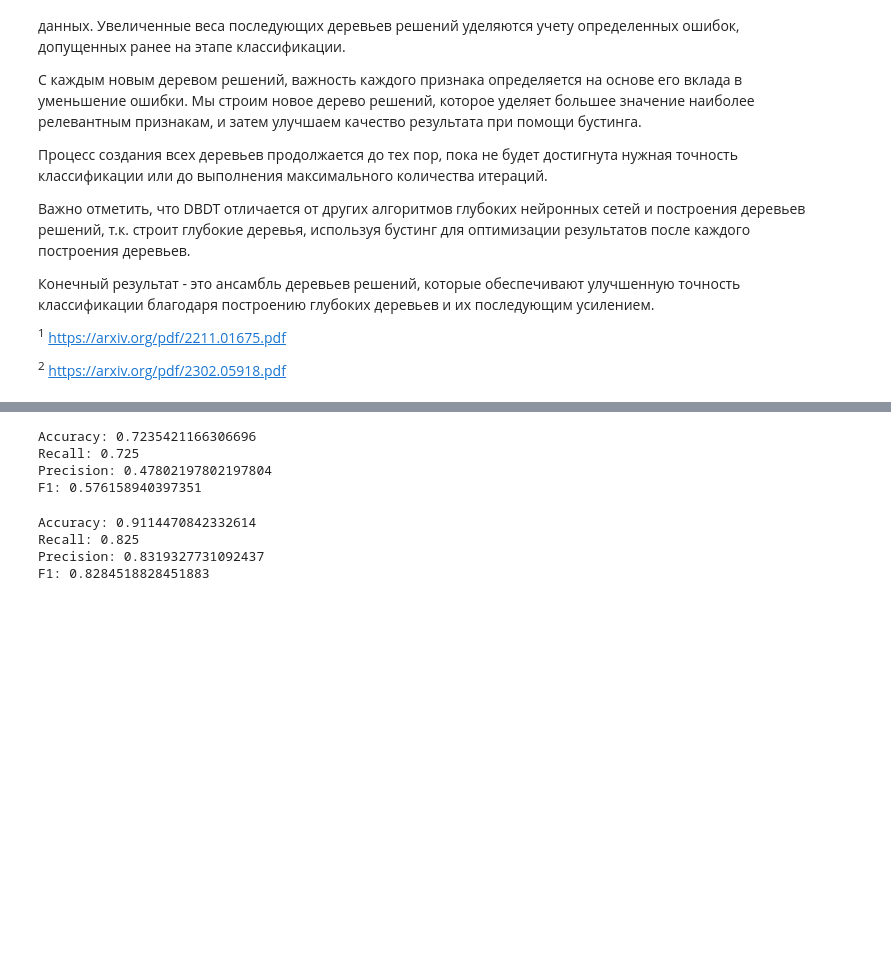
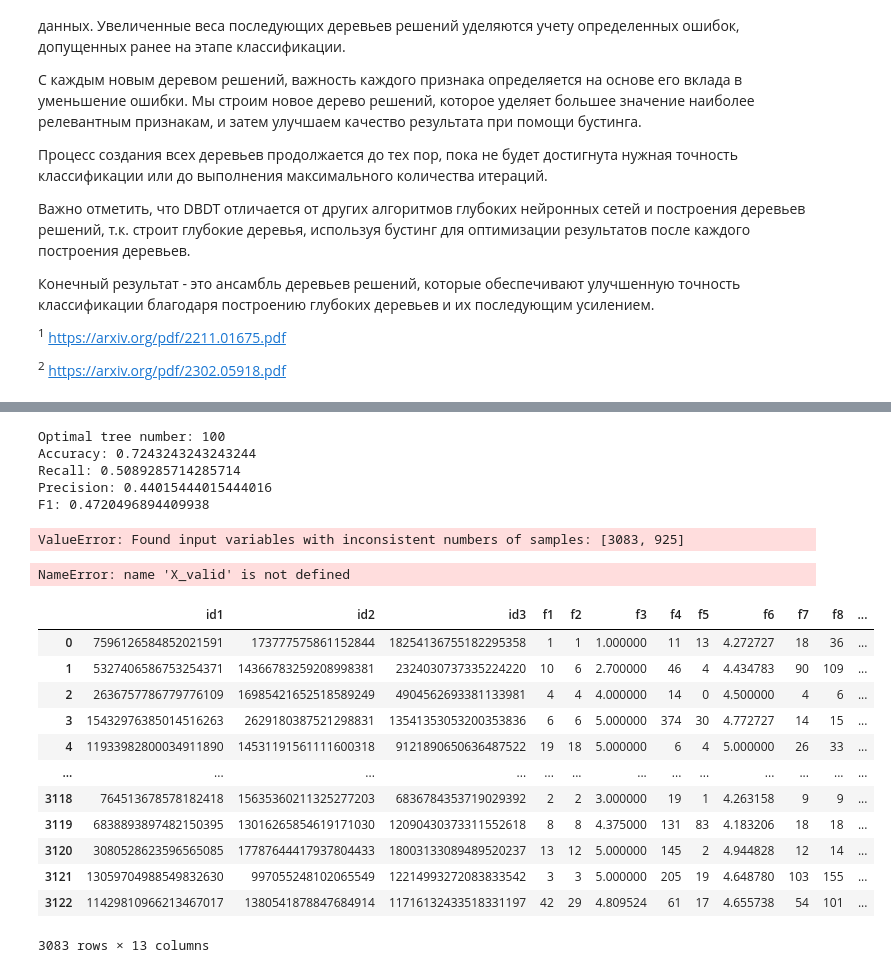
Before and after one commit to wyluilipe/wb_fakerecalls, a Jupyter notebook: mltask.ipynb, the cells around one changed output, grey strips where cells are left out. Drawn from its saved outputs; the diff is of its cells as text; code cells hidden in the pictures; blank space fills up the shorter version.

```diff
--- a/mltask.ipynb
+++ b/mltask.ipynb
@@ -363,30 +314,23 @@ pred = cnn.predict(X_test).round()
-# %%
-print("Accuracy:", accuracy_score(y_test, pred.round()))
-print("Recall:", recall_score(y_test, pred.round()))
-print("Precision:", precision_score(y_test, pred.round()))
-print("F1:", f1_score(y_test, pred.round()))
-# %% [output]
-Accuracy: 0.7235421166306696
-Recall: 0.725
-Precision: 0.47802197802197804
-F1: 0.576158940397351
 # %%
-from sklearn.metrics import accuracy_score, recall_score, precision_score, f1_score, confusion_matrix
+from sklearn.metrics import accuracy_score, recall_score, precision_score, f1_score, auc, roc_auc_score, roc_curve
 import xgboost as xgb
 
-dtrain = xgb.DMatrix(X_train_balanced, y_train_balanced)
+dtrain = xgb.DMatrix(X_train_resampled, y_train_resampled)
 dtest = xgb.DMatrix(X_test, y_test)
 
 params = {
     'objective': 'binary:logistic',
     'eval_metric': 'logloss',
     'max_depth': 20,
-    'eta': 0.1,
-    'subsample': 0.8,
+    'min_child_weight': 1,
+    'eta': 0.2,
+    'subsample': 0.7,
     'colsample_bytree': 0.8,
+    'learning_rate': 0.2
 }
 
-bst = xgb.train(params, dtrain, num_boost_round=100)
+bst = xgb.train(params, dtrain, num_boost_round=12)
+
 cv_results = xgb.cv(
     params,
     dtrain,
@@ -394,19 +338,46 @@ cv_results = xgb.cv(
     seed=42,
     nfold=5,
     metrics={'logloss'},
-    early_stopping_rounds=10
+    early_stopping_rounds=100
 )
 
 optimal_num_trees = len(cv_results)
 
 pred = bst.predict(dtest)
 
+print("Optimal tree number:", optimal_num_trees)
 print("Accuracy:", accuracy_score(y_test, pred.round()))
 print("Recall:", recall_score(y_test, pred.round()))
 print("Precision:", precision_score(y_test, pred.round()))
 print("F1:", f1_score(y_test, pred.round()))
+
+roc_auc_score(y, pred.round())
 # %% [output]
-Accuracy: 0.9114470842332614
-Recall: 0.825
-Precision: 0.8319327731092437
-F1: 0.8284518828451883
+Optimal tree number: 100
+Accuracy: 0.7243243243243244
+Recall: 0.5089285714285714
+Precision: 0.44015444015444016
+F1: 0.4720496894409938
+ValueError: Found input variables with inconsistent numbers of samples: [3083, 925]
+# %%
+X_train_resampled.shape[0], X_train.shape[0], X_test.shape[0], X_valid.shape[0], X.shape[0]
+# %% [output]
+NameError: name 'X_valid' is not defined
+# %%
+df['predict'] = bst.predict(xgb.DMatrix(df[features[:-1]])).round().astype(int)
+# %%
+df
+# %% [output]
+|  | id1 | id2 | id3 | f1 | f2 | f3 | f4 | f5 | f6 | f7 | f8 | ... |
+| 0 | 7596126584852021591 | 173777575861152844 | 18254136755182295358 | 1 | 1 | 1.000000 | 11 | 13 | 4.272727 | 18 | 36 | ... |
+| 1 | 5327406586753254371 | 14366783259208998381 | 2324030737335224220 | 10 | 6 | 2.700000 | 46 | 4 | 4.434783 | 90 | 109 | ... |
+| 2 | 2636757786779776109 | 16985421652518589249 | 4904562693381133981 | 4 | 4 | 4.000000 | 14 | 0 | 4.500000 | 4 | 6 | ... |
+| 3 | 15432976385014516263 | 2629180387521298831 | 13541353053200353836 | 6 | 6 | 5.000000 | 374 | 30 | 4.772727 | 14 | 15 | ... |
+| 4 | 11933982800034911890 | 14531191561111600318 | 9121890650636487522 | 19 | 18 | 5.000000 | 6 | 4 | 5.000000 | 26 | 33 | ... |
+| ... | ... | ... | ... | ... | ... | ... | ... | ... | ... | ... | ... | ... |
+| 3118 | 764513678578182418 | 15635360211325277203 | 6836784353719029392 | 2 | 2 | 3.000000 | 19 | 1 | 4.263158 | 9 | 9 | ... |
+| 3119 | 6838893897482150395 | 13016265854619171030 | 12090430373311552618 | 8 | 8 | 4.375000 | 131 | 83 | 4.183206 | 18 | 18 | ... |
+| 3120 | 3080528623596565085 | 17787644417937804433 | 18003133089489520237 | 13 | 12 | 5.000000 | 145 | 2 | 4.944828 | 12 | 14 | ... |
+| 3121 | 13059704988549832630 | 997055248102065549 | 12214993272083833542 | 3 | 3 | 5.000000 | 205 | 19 | 4.648780 | 103 | 155 | ... |
+| 3122 | 11429810966213467017 | 1380541878847684914 | 11716132433518331197 | 42 | 29 | 4.809524 | 61 | 17 | 4.655738 | 54 | 101 | ... |
+3083 rows × 13 columns
```
Also changed, not shown: parts of 23 cells of this notebook.
